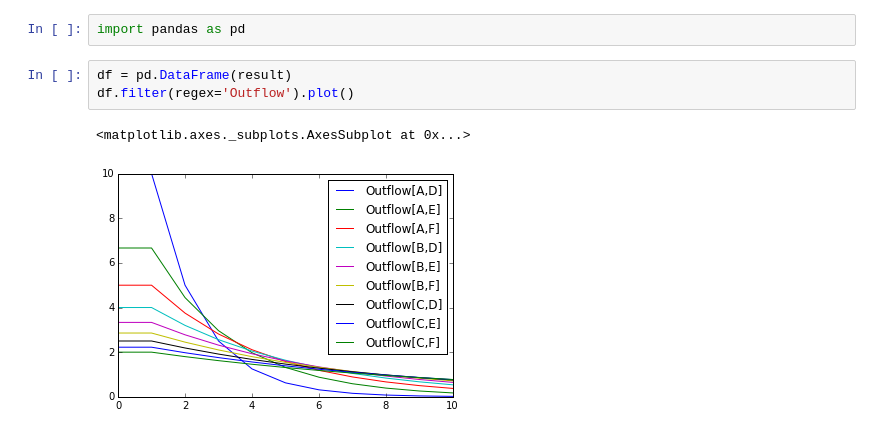
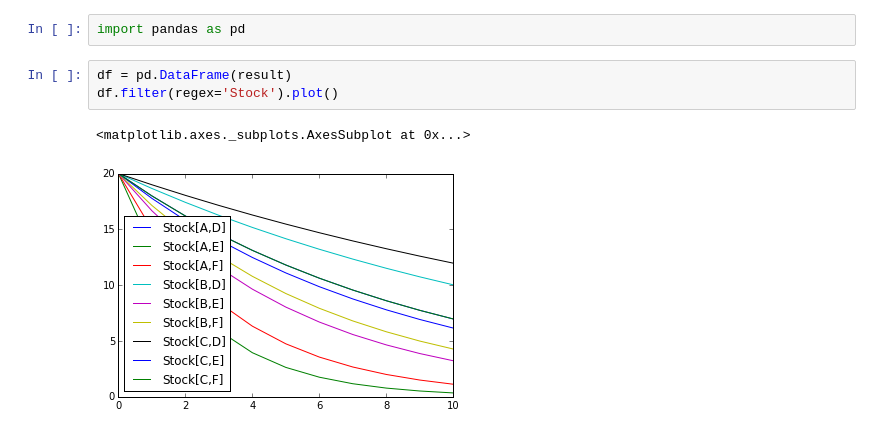
Before and after one commit to pbreach/venpy, a Jupyter notebook: docs/Basic Usage.ipynb, the cells around one changed output. Cells and saved outputs as stored; diff of their text form.

```diff
--- a/docs/Basic Usage.ipynb
+++ b/docs/Basic Usage.ipynb
@@ -239,7 +243,7 @@ Using `pandas` we can easily view and manipulate the resulting data in the form
 import pandas as pd
 # %%
 df = pd.DataFrame(result)
-df.filter(regex='Outflow').plot()
+df.filter(regex='Stock').plot()
 # %% [output]
 <matplotlib.axes._subplots.AxesSubplot at 0x...>
-[figure, old version]
+[figure, new version]
```
Also changed, not shown: parts of 11 cells of this notebook.
